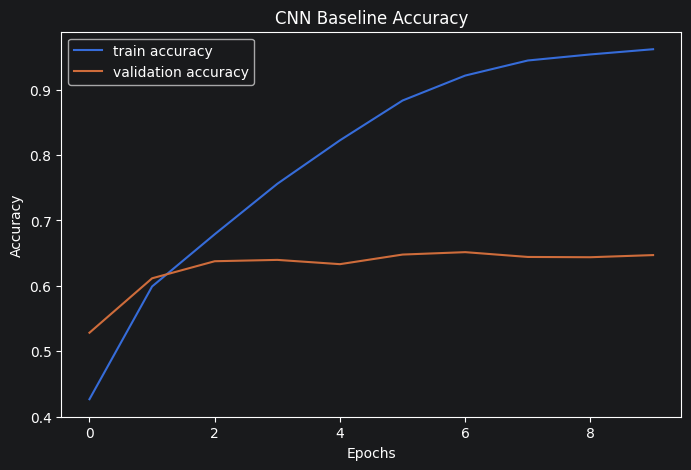
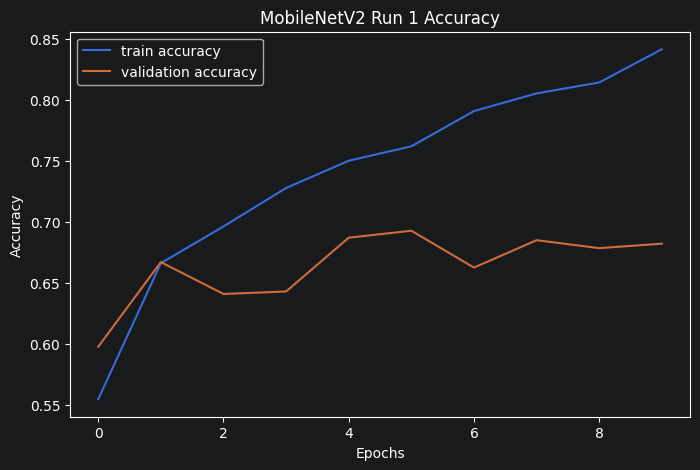
Code edit (unified diff) that turned the first committed figure into the second:
--- before
+++ after
@@ -1,7 +1,7 @@
 # Imports
 import tensorflow as tf
-import numpy as np
 import matplotlib.pyplot as plt
 import os
+import time
 
 print("Current working directory:")
@@ -11,5 +11,5 @@
 data_dir = "../data/standardized_256"
 
-img_size = (128, 128)
+img_size = (224, 224)
 batch_size = 32
 
@@ -35,6 +35,6 @@
 AUTOTUNE = tf.data.AUTOTUNE
 
-train_ds = train_ds.cache().shuffle(1000).prefetch(buffer_size=AUTOTUNE)
-val_ds = val_ds.cache().prefetch(buffer_size=AUTOTUNE)
+train_ds = train_ds.prefetch(buffer_size=AUTOTUNE)
+val_ds = val_ds.prefetch(buffer_size=AUTOTUNE)
 
 # Create output folders
@@ -42,21 +42,29 @@
 os.makedirs("../images", exist_ok=True)
 
-# Build CNN model
+# Load pretrained MobileNetV2 model
+base_model = tf.keras.applications.MobileNetV2(
+    input_shape=(224, 224, 3),
+    include_top=False,
+    weights="imagenet"
+)
+
+# Freeze pretrained layers
+base_model.trainable = False
+
+# Build MobileNetV2 model
 model = tf.keras.Sequential([
-    tf.keras.Input(shape=(128, 128, 3)),
-    tf.keras.layers.Rescaling(1./255),
+    base_model,
 
-    tf.keras.layers.Conv2D(32, (3,3), activation='relu'),
-    tf.keras.layers.MaxPooling2D(),
+    tf.keras.layers.GlobalAveragePooling2D(),
 
-    tf.keras.layers.Conv2D(64, (3,3), activation='relu'),
-    tf.keras.layers.MaxPooling2D(),
+    tf.keras.layers.Dense(
+        128,
+        activation='relu'
+    ),
 
-    tf.keras.layers.Conv2D(128, (3,3), activation='relu'),
-    tf.keras.layers.MaxPooling2D(),
-
-    tf.keras.layers.Flatten(),
-    tf.keras.layers.Dense(128, activation='relu'),
-    tf.keras.layers.Dense(10, activation='softmax')
+    tf.keras.layers.Dense(
+        10,
+        activation='softmax'
+    )
 ])
 
@@ -71,4 +79,7 @@
 model.summary()
 
+# Training timer
+start_time = time.time()
+
 # Train model
 history = model.fit(
@@ -78,4 +89,9 @@
 )
 
+# End timer
+end_time = time.time()
+
+print("Training time:", end_time - start_time, "seconds")
+
 # Plot accuracy
 plt.figure(figsize=(8, 5))
@@ -84,11 +100,11 @@
 plt.plot(history.history['val_accuracy'], label='validation accuracy')
 
-plt.title("CNN Baseline Accuracy")
+plt.title("MobileNetV2 Run 1 Accuracy")
 plt.xlabel("Epochs")
 plt.ylabel("Accuracy")
 plt.legend()
 
-plt.savefig("../images/cnn_baseline_accuracy.png")
-print("Saved baseline accuracy image successfully!")
+plt.savefig("../images/mobilenet_run1_accuracy.png")
+print("Saved MobileNet accuracy image successfully!")
 
 plt.show()
@@ -100,15 +116,15 @@
 plt.plot(history.history['val_loss'], label='validation loss')
 
-plt.title("CNN Baseline Loss")
+plt.title("MobileNetV2 Run 1 Loss")
 plt.xlabel("Epochs")
 plt.ylabel("Loss")
 plt.legend()
 
-plt.savefig("../images/cnn_baseline_loss.png")
-print("Saved baseline loss figure successfully!")
+plt.savefig("../images/mobilenet_run1_loss.png")
+print("Saved MobileNet loss figure successfully!")
 
 plt.show()
 
 # Save model
-model.save("../models/cnn_baseline.keras")
-print("CNN baseline model saved successfully!")
+model.save("../models/mobilenet_run1.keras")
+print("MobileNetV2 model saved successfully!")

Commit: Complete MOB-001 baseline transfer learning